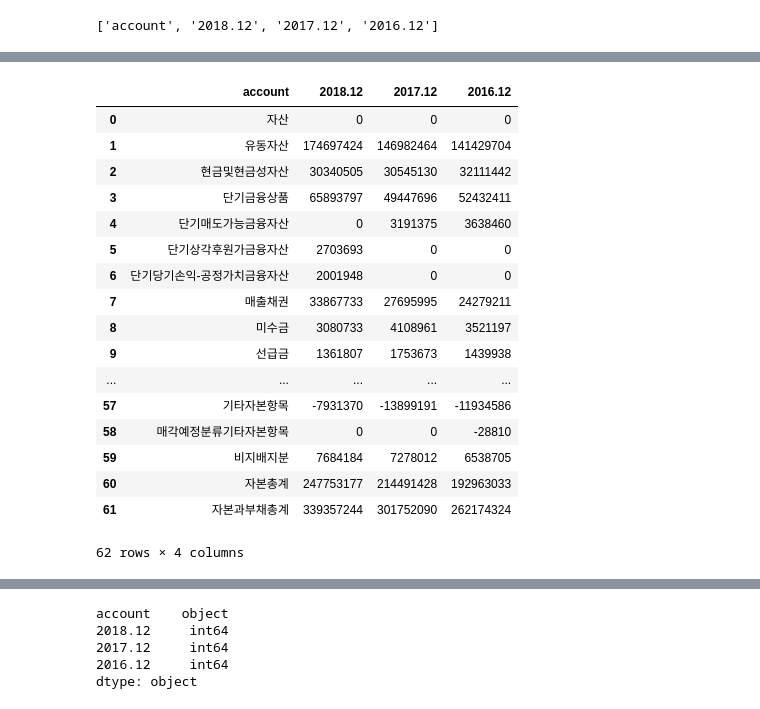
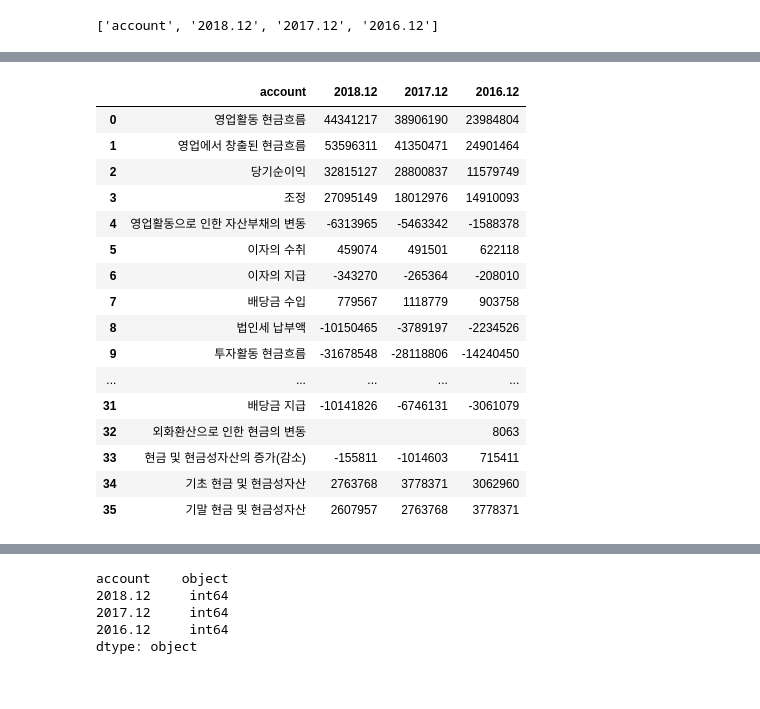
Before and after one commit to seyoungnam/DartAPI, a Jupyter notebook: 005930/005930_BS to DB.ipynb, the cells around one changed output, grey strips where cells are left out. Drawn from its saved outputs; the diff is of its cells as text; code cells hidden in the pictures.

```diff
--- a/005930/005930_BS to DB.ipynb
+++ b/005930/005930_BS to DB.ipynb
@@ -54,7 +55,14 @@ user_agent = "Mozilla/5.0 (Windows NT 6.3; Win64; x64) AppleWebKit/537.36 (KHTML
 url = "http://dart.fss.or.kr/pdf/download/excel.do?rcp_no={}&dcm_no={}&lang=ko".format(rcp_no_list[0],dcm_no_list[0])
 resp = requests.get(url, headers={"user-agent": user_agent})
 table = BytesIO(resp.content)
-df = pd.read_excel(table, sheet_name="연결 재무상태표", skiprows=6)
+
+# 재무제표별 DataFrame 생성
+df_bs_con = pd.read_excel(table, sheet_name="연결 재무상태표", skiprows=6)
+df_bs_sep = pd.read_excel(table, sheet_name="재무상태표", skiprows=6)
+df_is_con = pd.read_excel(table, sheet_name="연결 손익계산서", skiprows=6)
+df_is_sep = pd.read_excel(table, sheet_name="손익계산서", skiprows=6)
+df_cf_con = pd.read_excel(table, sheet_name="연결 현금흐름표", skiprows=6)
+df_cf_sep = pd.read_excel(table, sheet_name="현금흐름표", skiprows=6)
 # %%
 period_list.insert(0, 'account')
 # %%
@@ -114,24 +72,28 @@ df = df.replace(" ", 0)
-# %%
-df.astype({'account':'str',
-           '2018.12':'int',
-           '2017.12':'int',
-           '2016.12':'int'})
-# %% [output]
-|  | account | 2018.12 | 2017.12 | 2016.12 |
-| 0 | 자산 | 0 | 0 | 0 |
-| 1 | 유동자산 | 174697424 | 146982464 | 141429704 |
-| 2 | 현금및현금성자산 | 30340505 | 30545130 | 32111442 |
-| 3 | 단기금융상품 | 65893797 | 49447696 | 52432411 |
-| 4 | 단기매도가능금융자산 | 0 | 3191375 | 3638460 |
-| 5 | 단기상각후원가금융자산 | 2703693 | 0 | 0 |
-| 6 | 단기당기손익-공정가치금융자산 | 2001948 | 0 | 0 |
-| 7 | 매출채권 | 33867733 | 27695995 | 24279211 |
-| 8 | 미수금 | 3080733 | 4108961 | 3521197 |
-| 9 | 선급금 | 1361807 | 1753673 | 1439938 |
-| ... | ... | ... | ... | ... |
-| 57 | 기타자본항목 | -7931370 | -13899191 | -11934586 |
-| 58 | 매각예정분류기타자본항목 | 0 | 0 | -28810 |
-| 59 | 비지배지분 | 7684184 | 7278012 | 6538705 |
-| 60 | 자본총계 | 247753177 | 214491428 | 192963033 |
-| 61 | 자본과부채총계 | 339357244 | 301752090 | 262174324 |
-62 rows × 4 columns
+# %%
+# 각 df별 column 설정
+df_bs_con.columns = period_list
+df_bs_sep.columns = period_list
+df_is_con.columns = period_list
+df_is_sep.columns = period_list
+df_cf_con.columns = period_list
+df_cf_sep.columns = period_list
+# %%
+df_cf_sep
+# %% [output]
+|  | account | 2018.12 | 2017.12 | 2016.12 |
+| 0 | 영업활동 현금흐름 | 44341217 | 38906190 | 23984804 |
+| 1 | 영업에서 창출된 현금흐름 | 53596311 | 41350471 | 24901464 |
+| 2 | 당기순이익 | 32815127 | 28800837 | 11579749 |
+| 3 | 조정 | 27095149 | 18012976 | 14910093 |
+| 4 | 영업활동으로 인한 자산부채의 변동 | -6313965 | -5463342 | -1588378 |
+| 5 | 이자의 수취 | 459074 | 491501 | 622118 |
+| 6 | 이자의 지급 | -343270 | -265364 | -208010 |
+| 7 | 배당금 수입 | 779567 | 1118779 | 903758 |
+| 8 | 법인세 납부액 | -10150465 | -3789197 | -2234526 |
+| 9 | 투자활동 현금흐름 | -31678548 | -28118806 | -14240450 |
+| ... | ... | ... | ... | ... |
+| 31 | 배당금 지급 | -10141826 | -6746131 | -3061079 |
+| 32 | 외화환산으로 인한 현금의 변동 |  |  | 8063 |
+| 33 | 현금 및 현금성자산의 증가(감소) | -155811 | -1014603 | 715411 |
+| 34 | 기초 현금 및 현금성자산 | 2763768 | 3778371 | 3062960 |
+| 35 | 기말 현금 및 현금성자산 | 2607957 | 2763768 | 3778371 |
```
Also changed, not shown: parts of 24 cells of this notebook.
